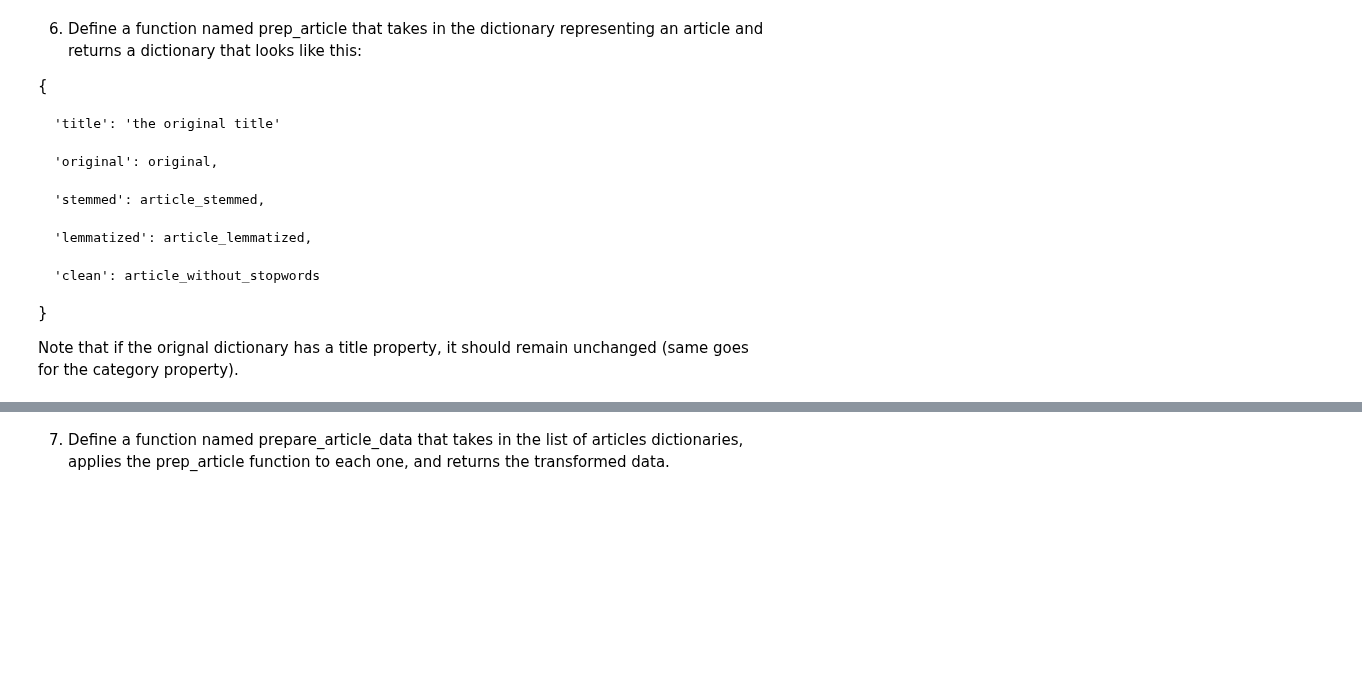
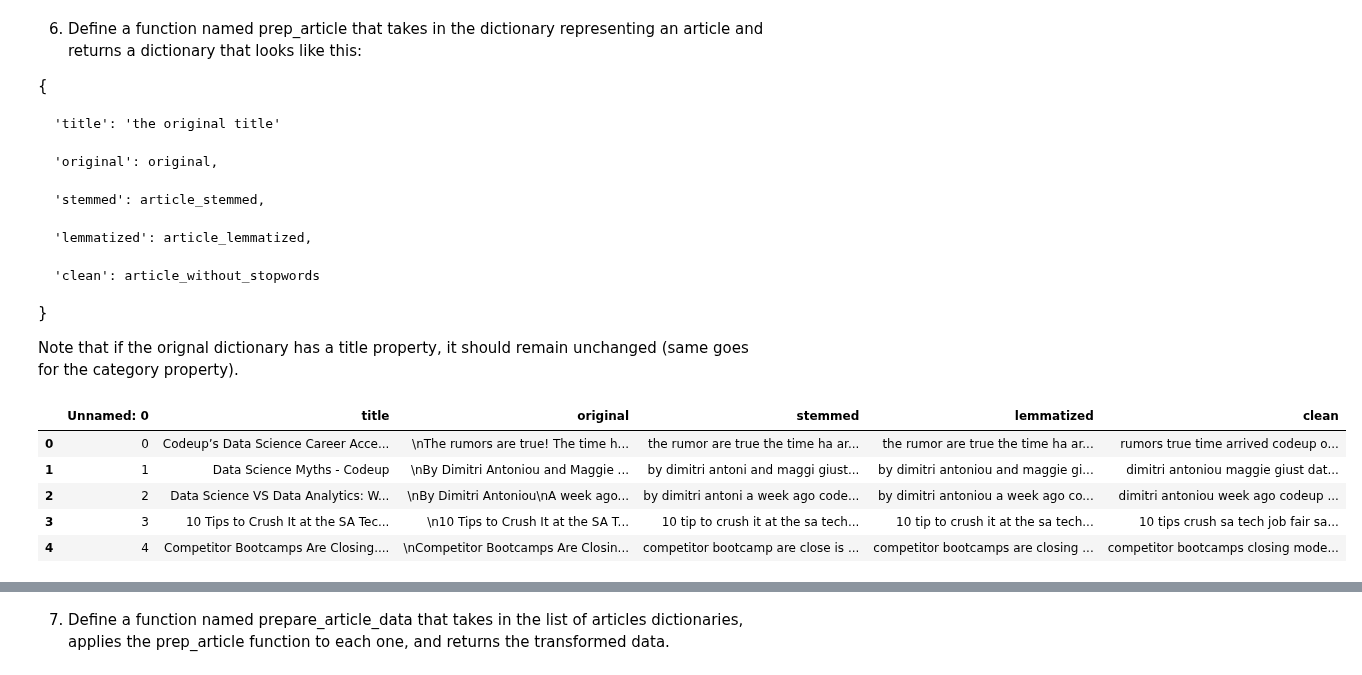
Before and after one commit to cari-holmes/ds-methodologies-exercises, a Jupyter notebook: nlp/prepare.ipynb, the cells around one changed output, grey strips where cells are left out. Saved outputs shown, nothing was run; the diff lists cells and outputs as text; code cells hidden in the pictures; blank space fills up the shorter version.

Commit message:
finished final functions for blogs

```diff
--- a/nlp/prepare.ipynb
+++ b/nlp/prepare.ipynb
@@ -163,14 +165,21 @@ lemmatize('was')
 
 This function should define two optional parameters, extra_words and exclude_words. These parameters should define any additional stop words to include, and any words that we don't want to remove.
 # %%
-def remove_stopwords(text, extra_words=[], exclude_words=[]):
+def remove_stopwords(string, extra_words=[], exclude_words=[]):
     # Tokenize the string
     string = tokenize(string)
 
     words = string.split()
-    stopwords_list = stopwords.split('english')
+    stopword_list = stopwords.words('english')
 
     # Remove the excluded words from the stopword list
     stopword_list = set(stopword_list) - set(exclude_words)
 
-# finish this function and test
+    # Add in user specified extra words
+    stopword_list = stopword_list.union(set(extra_words))
+
+    filtered_words = [w for w in words if w not in stopword_list ]
+
+    final_string = " ".join(filtered_words)
+
+    return final_string
@@ -192,5 +209,22 @@ def remove_stopwords(text, extra_words=[], exclude_words=[]):
 }
 
 Note that if the orignal dictionary has a title property, it should remain unchanged (same goes for the category property).
-# %%
-def prep_article():
+# %%
+def prep_article(df):
+    df['original'] = df.body
+    df['stemmed'] = df.body.apply(basic_clean).apply(stem)
+    df['lemmatized'] = df.body.apply(basic_clean).apply(lemmatize)
+    df['clean'] = df.body.apply(basic_clean).apply(remove_stopwords)
+    df.drop(columns=('body'), inplace=True)
+    return df
+# %%
+df = acquire.get_blog_post()
+# %%
+prep_article(df)
+# %% [output]
+|  | Unnamed: 0 | title | original | stemmed | lemmatized | clean |
+| 0 | 0 | Codeup’s Data Science Career Acce... | \nThe rumors are true! The time h... | the rumor are true the time ha ar... | the rumor are true the time ha ar... | rumors true time arrived codeup o... |
+| 1 | 1 | Data Science Myths - Codeup | \nBy Dimitri Antoniou and Maggie ... | by dimitri antoni and maggi giust... | by dimitri antoniou and maggie gi... | dimitri antoniou maggie giust dat... |
+| 2 | 2 | Data Science VS Data Analytics: W... | \nBy Dimitri Antoniou\nA week ago... | by dimitri antoni a week ago code... | by dimitri antoniou a week ago co... | dimitri antoniou week ago codeup ... |
+| 3 | 3 | 10 Tips to Crush It at the SA Tec... | \n10 Tips to Crush It at the SA T... | 10 tip to crush it at the sa tech... | 10 tip to crush it at the sa tech... | 10 tips crush sa tech job fair sa... |
+| 4 | 4 | Competitor Bootcamps Are Closing.... | \nCompetitor Bootcamps Are Closin... | competitor bootcamp are close is ... | competitor bootcamps are closing ... | competitor bootcamps closing mode... |
```
Also changed, not shown: parts of 11 cells of this notebook.
